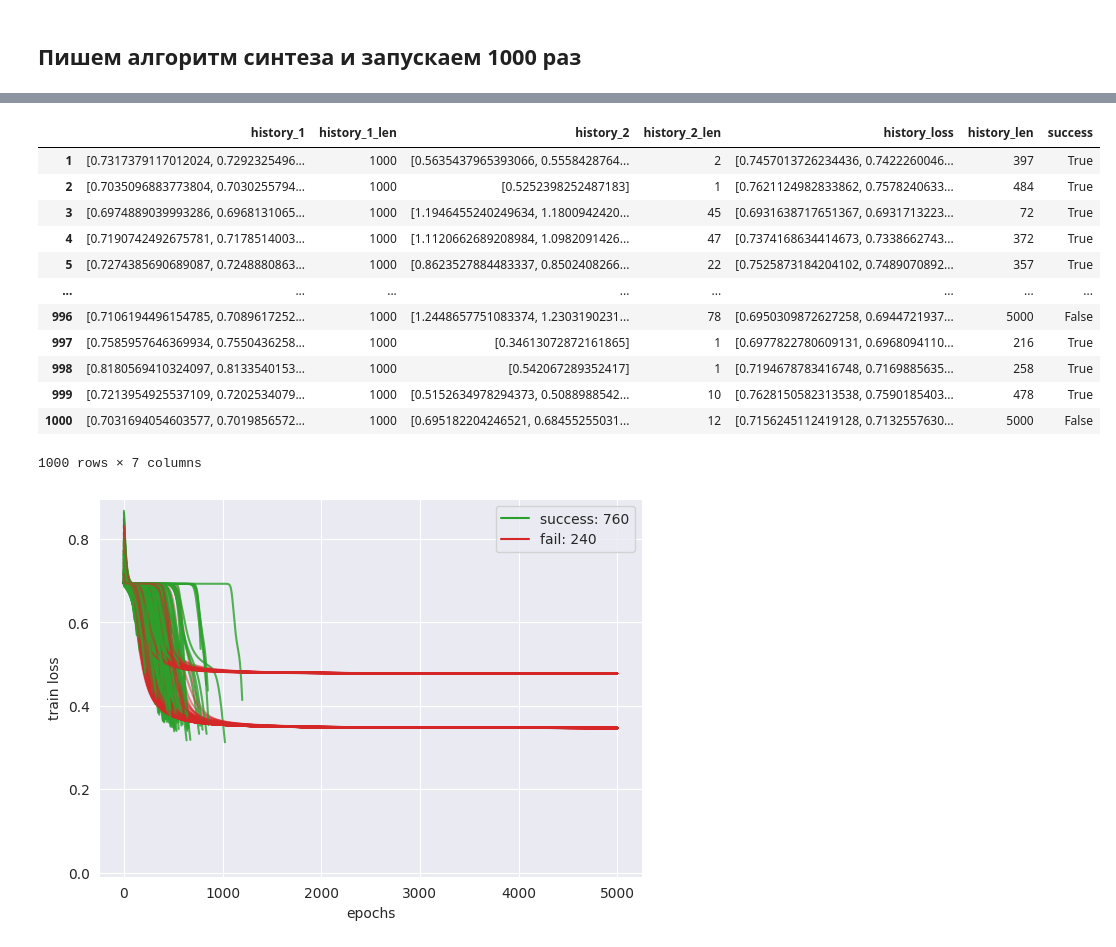
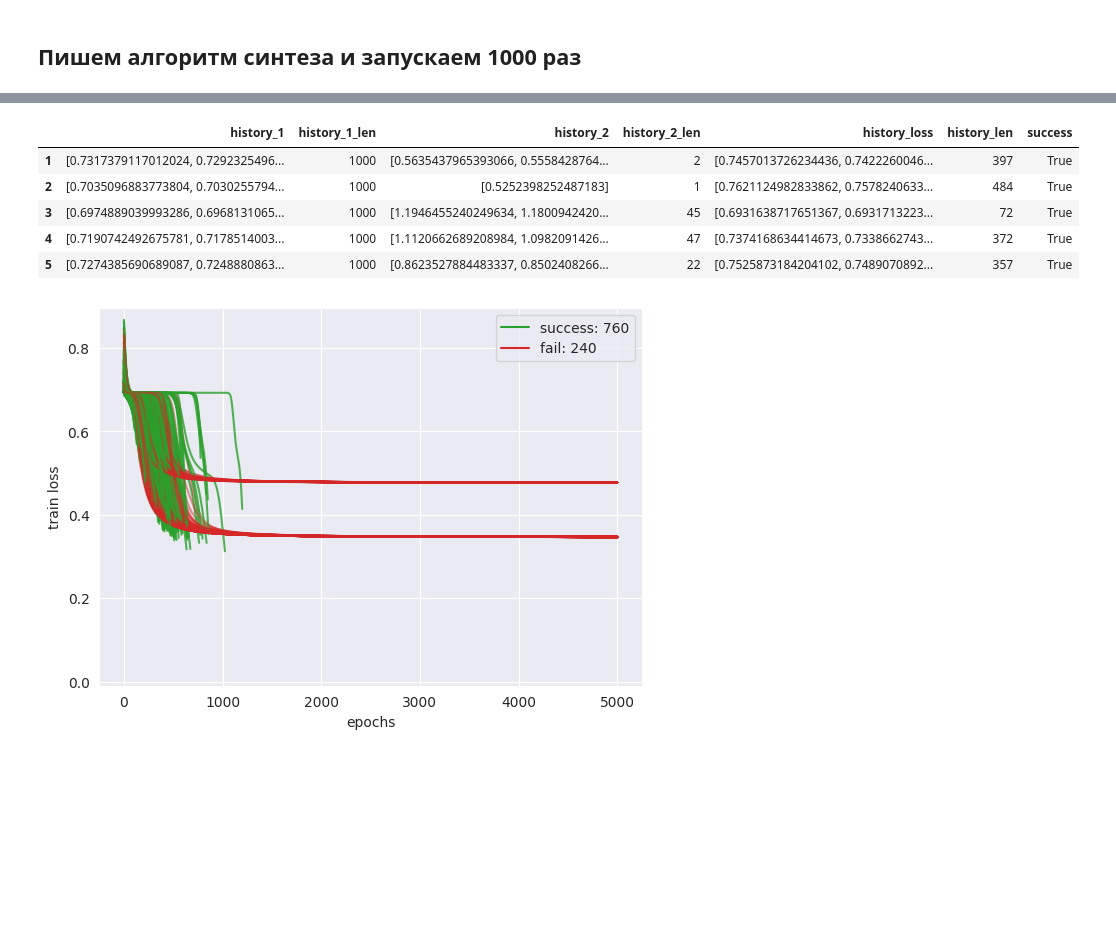
Before and after one commit to skolpin/neuro-boolean-research, a Jupyter notebook: incremental_synthesis.ipynb, the cells around one changed output, grey strips where cells are left out. Cells and saved outputs as stored; diff of their text form; code cells hidden in the pictures; blank space fills up the shorter version.

```diff
--- a/incremental_synthesis.ipynb
+++ b/incremental_synthesis.ipynb
@@ -307,7 +307,7 @@ Neuron gives wrong answers for samples [0, 3]
 # %%
 neuron_2 = Neuron(n_inputs=n).to(device)
 
-h_2 = train(neuron_2, X_new, y_new, device=device, epochs=5000, early_stopping=True)
+h_2 = train(neuron_2, X_new, y_new, device=device, epochs=1000, early_stopping=True)
 plot_loss(h_2)
 # %% [output]
 Early stopping at epoch 2. Network is done.
@@ -321,7 +321,7 @@ Success!
 # %%
 big_model = BigModel([neuron_1, neuron_2]).to(device)
 
-big_h = train(big_model, X, y, device=device, epochs=15000)
+big_h = train(big_model, X, y, device=device, epochs=5000)
 plot_loss(big_h)
 # %% [output]
 Early stopping at epoch 397. Network is done.
@@ -559,7 +545,7 @@ def incremental_synthesis(X, y):
     X_new, y_new = check(neuron_1, X, y, device=device, verbose=False)
 
     neuron_2 = Neuron(n_inputs=n).to(device)
-    h_2 = train(neuron_2, X_new, y_new, device=device, epochs=5000, verbose=False, early_stopping=True)
+    h_2 = train(neuron_2, X_new, y_new, device=device, epochs=1000, verbose=False, early_stopping=True)
     X_new2, y_new2 = check(neuron_2, X_new, y_new, device=device, verbose=False)
 
     if X_new2 is not None:
@@ -604,21 +590,14 @@ dtypes = {'history_1': 'object', 'history_2': 'object', 'history_loss': 'object'
 # %%
 run_is = pd.DataFrame(history_dict).T.astype(dtypes)
 counter = run_is['success'].value_counts().to_dict()
-run_is
+run_is.head()
 # %% [output]
 |  | history_1 | history_1_len | history_2 | history_2_len | history_loss | history_len | success |
 | 1 | [0.7317379117012024, 0.7292325496... | 1000 | [0.5635437965393066, 0.5558428764... | 2 | [0.7457013726234436, 0.7422260046... | 397 | True |
 | 2 | [0.7035096883773804, 0.7030255794... | 1000 | [0.5252398252487183] | 1 | [0.7621124982833862, 0.7578240633... | 484 | True |
 | 3 | [0.6974889039993286, 0.6968131065... | 1000 | [1.1946455240249634, 1.1800942420... | 45 | [0.6931638717651367, 0.6931713223... | 72 | True |
 | 4 | [0.7190742492675781, 0.7178514003... | 1000 | [1.1120662689208984, 1.0982091426... | 47 | [0.7374168634414673, 0.7338662743... | 372 | True |
 | 5 | [0.7274385690689087, 0.7248880863... | 1000 | [0.8623527884483337, 0.8502408266... | 22 | [0.7525873184204102, 0.7489070892... | 357 | True |
-| ... | ... | ... | ... | ... | ... | ... | ... |
-| 996 | [0.7106194496154785, 0.7089617252... | 1000 | [1.2448657751083374, 1.2303190231... | 78 | [0.6950309872627258, 0.6944721937... | 5000 | False |
-| 997 | [0.7585957646369934, 0.7550436258... | 1000 | [0.34613072872161865] | 1 | [0.6977822780609131, 0.6968094110... | 216 | True |
-| 998 | [0.8180569410324097, 0.8133540153... | 1000 | [0.542067289352417] | 1 | [0.7194678783416748, 0.7169885635... | 258 | True |
-| 999 | [0.7213954925537109, 0.7202534079... | 1000 | [0.5152634978294373, 0.5088988542... | 10 | [0.7628150582313538, 0.7590185403... | 478 | True |
-| 1000 | [0.7031694054603577, 0.7019856572... | 1000 | [0.695182204246521, 0.68455255031... | 12 | [0.7156245112419128, 0.7132557630... | 5000 | False |
-1000 rows × 7 columns
 # %%
 from matplotlib.patches import Patch
 from matplotlib.lines import Line2D
```
Also changed, not shown: parts of 6 cells of this notebook, 6 other files.
